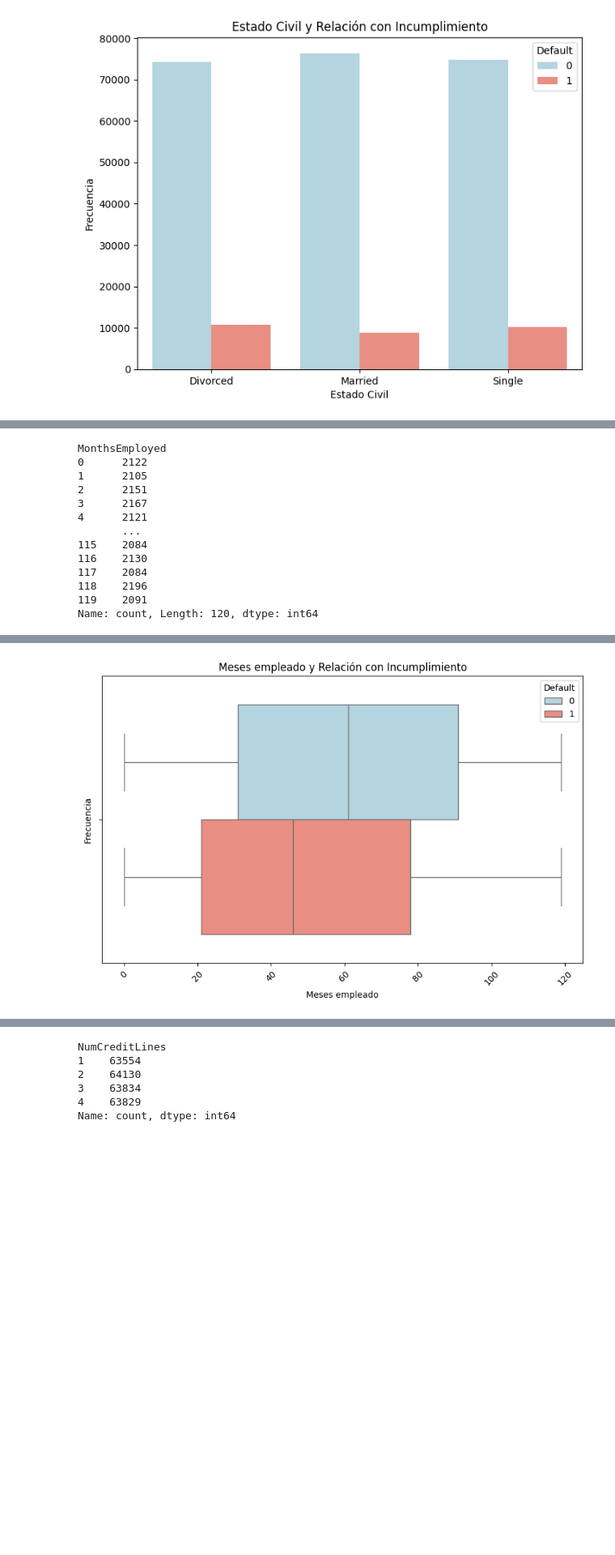
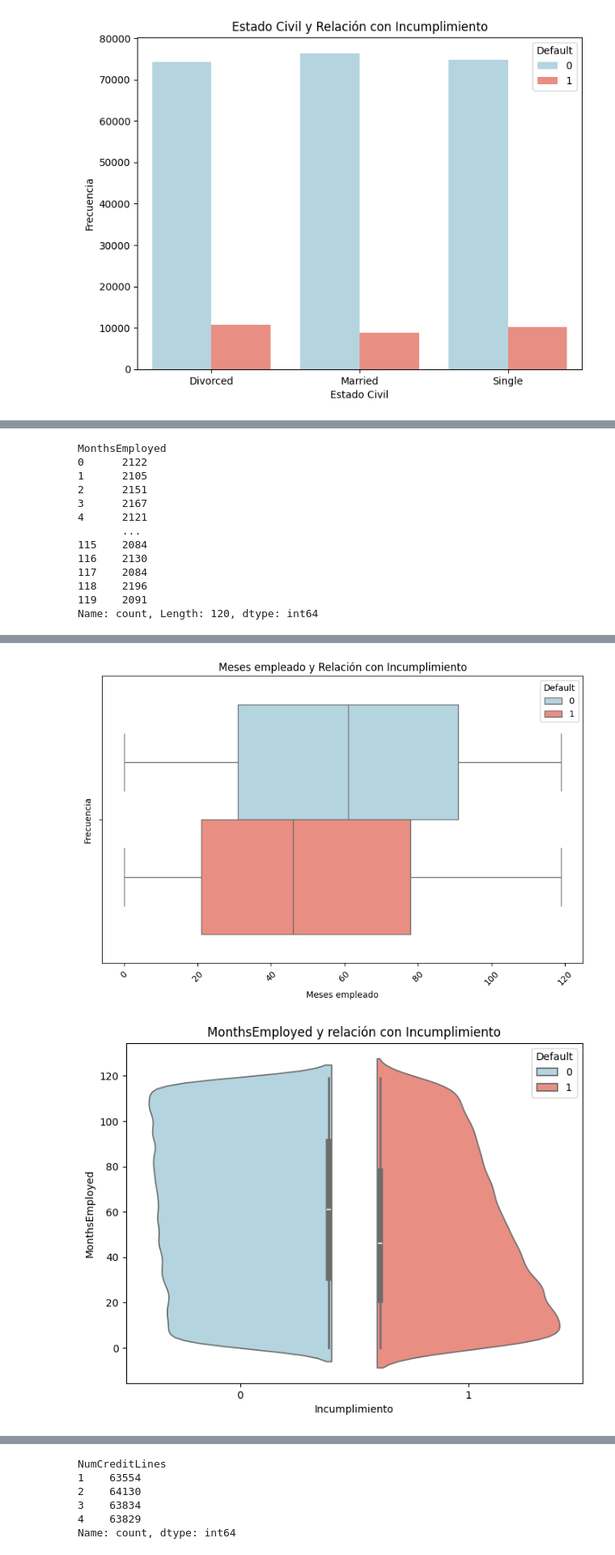
Before and after one commit to juancarignano/tp1_ML, a Jupyter notebook: tp1_ML.ipynb, the cells around one changed output, grey strips where cells are left out. Shown at 81% size. Saved outputs shown, nothing was run; the diff lists cells and outputs as text; code cells hidden in the pictures; blank space fills up the shorter version.

```diff
--- a/tp1_ML.ipynb
+++ b/tp1_ML.ipynb
@@ -411,32 +560,41 @@ Name: count, dtype: int64
 # %%
-# Meses que la persona ha estado empleado
+# MonthsEmployed (Meses que la persona ha estado empleado)
 months_employed = df['MonthsEmployed'].value_counts()
 print(months_employed.sort_index())
 
 # # Boxplot de 'MonthsEmployed'
 df['MonthsEmployed'].plot.box()
 
 # Gráfico de barras para 'MonthsEmployed' vs 'Default'
 plt.figure(figsize=(10, 6))
 sns.boxplot(x='MonthsEmployed', hue='Default', data=df, palette=['lightblue', 'salmon'])
 plt.title('Meses empleado y Relación con Incumplimiento')
 plt.xlabel('Meses empleado')
 plt.ylabel('Frecuencia')
 plt.xticks(rotation=45)
+plt.show
+
+# 'MonthsEmployed' vs 'Default'
+plt.figure(figsize=(8, 6))
+sns.violinplot(x='Default', y='MonthsEmployed', data=df, hue='Default', palette=['lightblue', 'salmon'], split=True)
+plt.title('MonthsEmployed y relación con Incumplimiento')
+plt.xlabel('Incumplimiento')
+plt.ylabel('MonthsEmployed')
 plt.show()
 # %% [output]
 MonthsEmployed
 0      2122
 1      2105
 2      2151
 3      2167
 4      2121
        ...
 115    2084
 116    2130
 117    2084
 118    2196
 119    2091
 Name: count, Length: 120, dtype: int64
 [figure]
 [figure]
+[figure, added]
```
Also changed, not shown: parts of 43 cells of this notebook.
